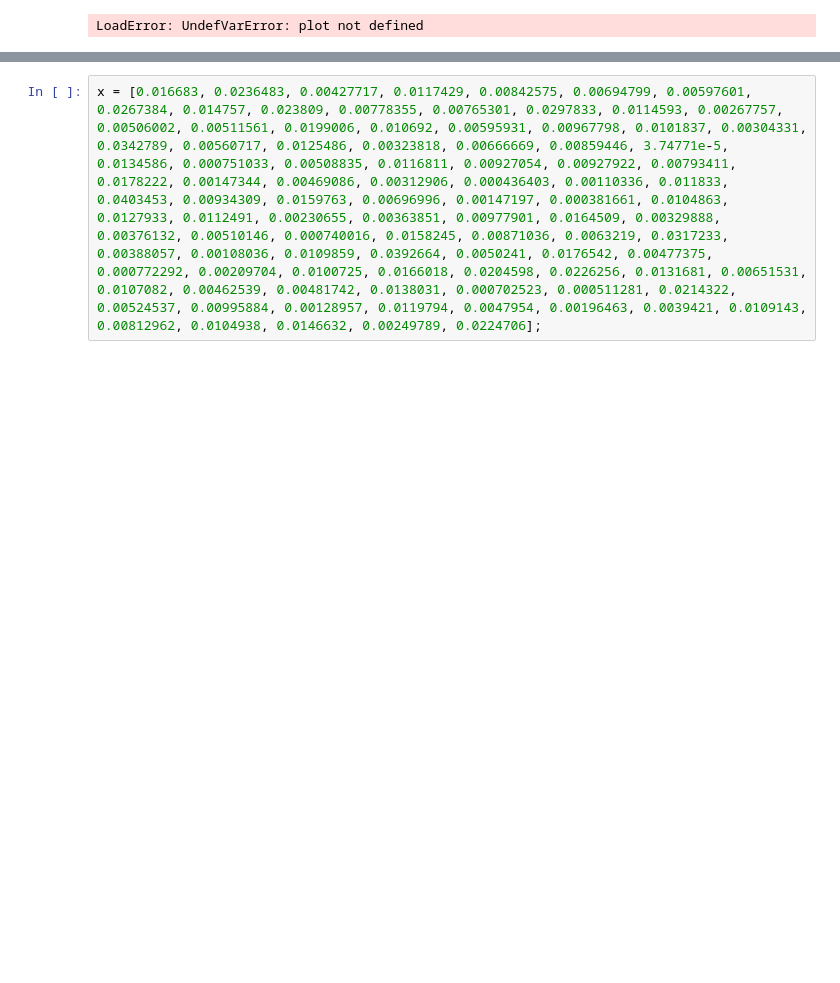
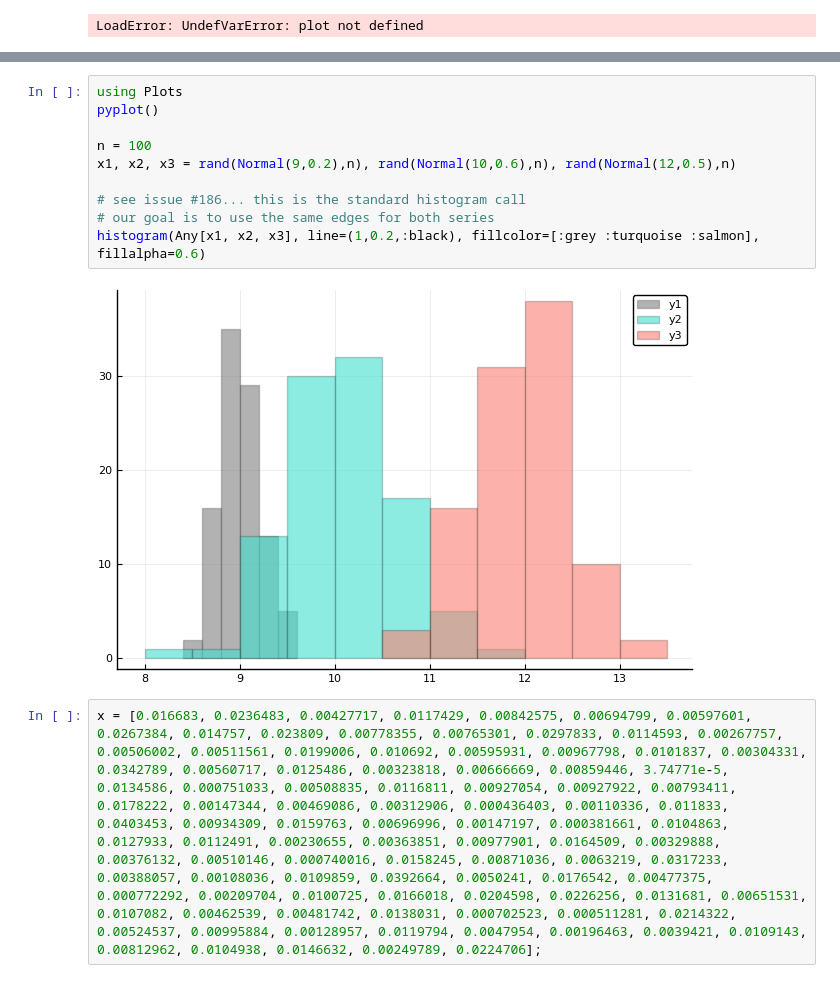
Before and after one commit to sallyseal/random_walks, a Jupyter notebook: plotting.ipynb, the cells around one changed output, grey strips where cells are left out. Saved outputs shown, nothing was run; the diff lists cells and outputs as text; blank space fills up the shorter version.

```diff
--- a/plotting.ipynb
+++ b/plotting.ipynb
@@ -212,5 +214,17 @@ histogram(Any[x1, x2], line=(3,0.2,:black), fillcolor=[:red :black], fillalpha=0
 # %% [output]
 [figure]
+# %%
+using Plots
+pyplot()
+
+n = 100
+x1, x2, x3 = rand(Normal(9,0.2),n), rand(Normal(10,0.6),n), rand(Normal(12,0.5),n)
+
+# see issue #186... this is the standard histogram call
+# our goal is to use the same edges for both series
+histogram(Any[x1, x2, x3], line=(1,0.2,:black), fillcolor=[:grey :turquoise :salmon], fillalpha=0.6)
+# %% [output]
+[figure, added]
 # %%
 x = [0.016683, 0.0236483, 0.00427717, 0.0117429, 0.00842575, 0.00694799, 0.00597601, 0.0267384, 0.014757, 0.023809, 0.00778355, 0.00765301, 0.0297833, 0.0114593, 0.00267757, 0.00506002, 0.00511561, 0.0199006, 0.010692, 0.00595931, 0.00967798, 0.0101837, 0.00304331, 0.0342789, 0.00560717, 0.0125486, 0.00323818, 0.00666669, 0.00859446, 3.74771e-5, 0.0134586, 0.000751033, 0.00508835, 0.0116811, 0.00927054, 0.00927922, 0.00793411, 0.0178222, 0.00147344, 0.00469086, 0.00312906, 0.000436403, 0.00110336, 0.011833, 0.0403453, 0.00934309, 0.0159763, 0.00696996, 0.00147197, 0.000381661, 0.0104863, 0.0127933, 0.0112491, 0.00230655, 0.00363851, 0.00977901, 0.0164509, 0.00329888, 0.00376132, 0.00510146, 0.000740016, 0.0158245, 0.00871036, 0.0063219, 0.0317233, 0.00388057, 0.00108036, 0.0109859, 0.0392664, 0.0050241, 0.0176542, 0.00477375, 0.000772292, 0.00209704, 0.0100725, 0.0166018, 0.0204598, 0.0226256, 0.0131681, 0.00651531, 0.0107082, 0.00462539, 0.00481742, 0.0138031, 0.000702523, 0.000511281, 0.0214322, 0.00524537, 0.00995884, 0.00128957, 0.0119794, 0.0047954, 0.00196463, 0.0039421, 0.0109143, 0.00812962, 0.0104938, 0.0146632, 0.00249789, 0.0224706];
 # %%
```
Also changed, not shown: parts of 18 cells of this notebook, 9 other files.
